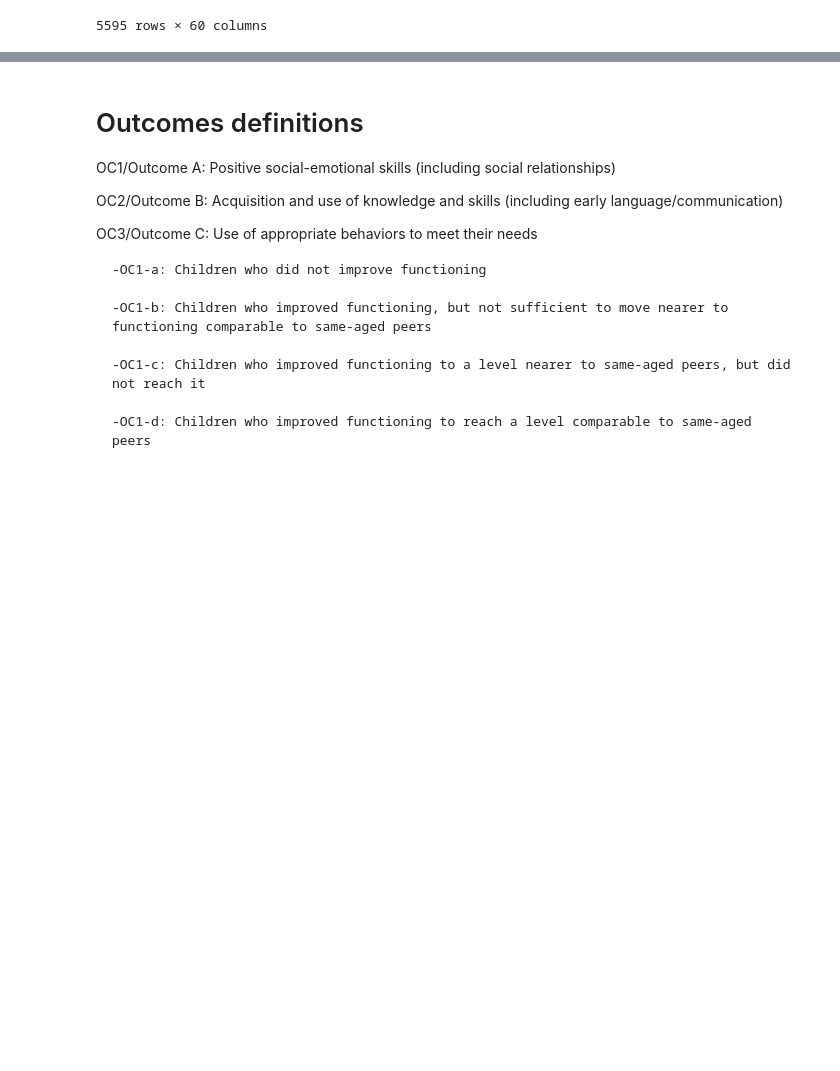
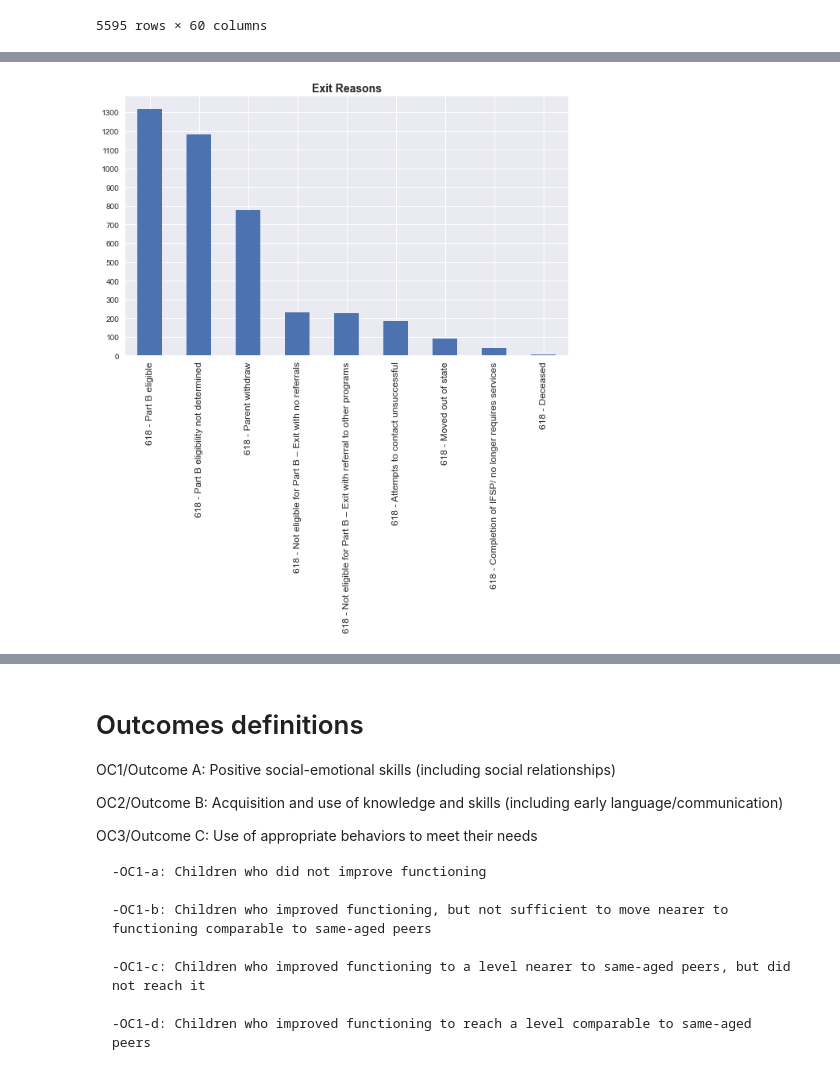
Before and after one commit to NSS-Data-Analytics-Cohort-7/didd-kha-keys-shorts, a Jupyter notebook: Notebooks/rwpartnerprojectEDA.ipynb, the cells around one changed output, grey strips where cells are left out. Saved outputs shown, nothing was run; the diff lists cells and outputs as text; code cells hidden in the pictures; blank space fills up the shorter version.

```diff
--- a/Notebooks/rwpartnerprojectEDA.ipynb
+++ b/Notebooks/rwpartnerprojectEDA.ipynb
@@ -414,0 +584,12 @@ OC3
+# %%
+dev_eval['Exit Reason_y'].value_counts().plot(kind = 'bar',
+                                        figsize = (10,6))
+
+plt.xticks(fontsize = 12)
+tick_val = [0,100,200,300,400,500,600,700,800,900,1000,1100,1200,1300]
+plt.yticks(tick_val)
+plt.title('Exit Reasons',
+         fontsize = 14,
+         fontweight = 'bold');
+# %% [output]
+[figure, added]
```
Also changed, not shown: parts of 55 cells of this notebook.
